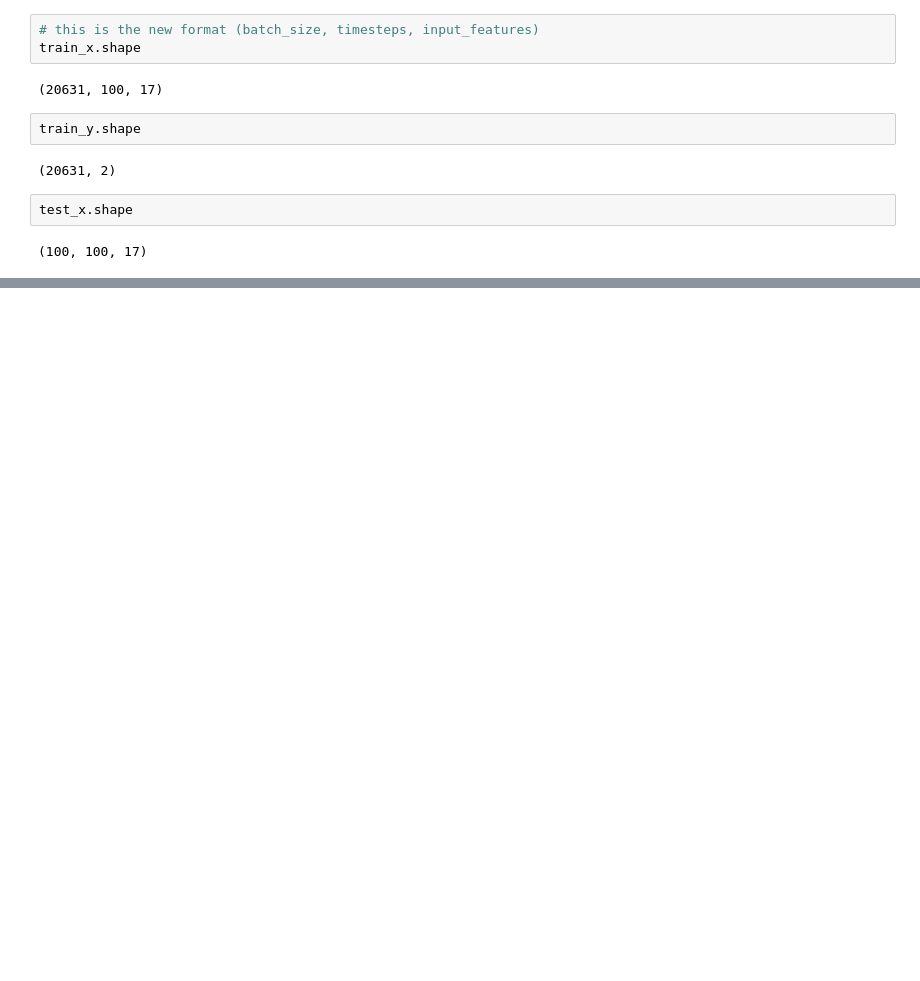
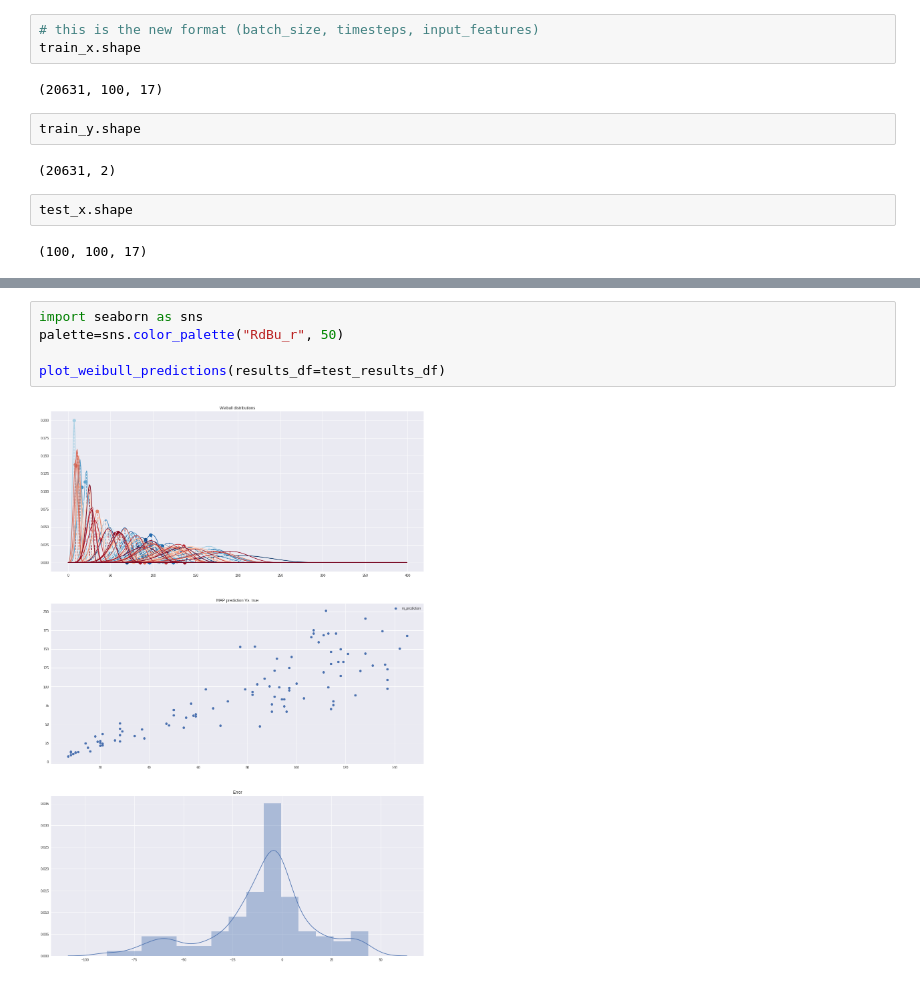
Before and after one commit to rorycawley/MSc-Dissertation, a Jupyter notebook: Rory_Final_Template.ipynb, the cells around one changed output, grey strips where cells are left out. Cells and saved outputs as stored; diff of their text form; blank space fills up the shorter version.

```diff
--- a/Rory_Final_Template.ipynb
+++ b/Rory_Final_Template.ipynb
@@ -277,0 +613,7 @@ test_x.shape
+# %%
+import seaborn as sns
+palette=sns.color_palette("RdBu_r", 50)
+
+plot_weibull_predictions(results_df=test_results_df)
+# %% [output]
+[figure, added]
```
Also changed, not shown: parts of 46 cells of this notebook.
